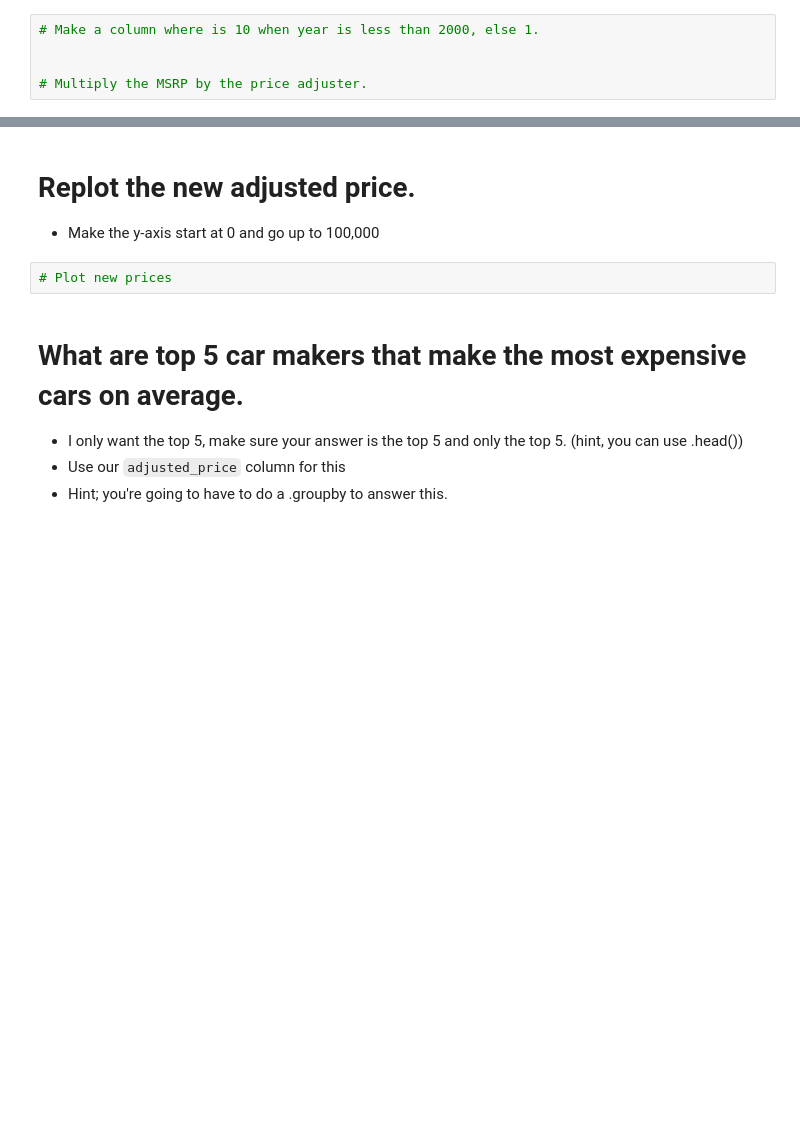
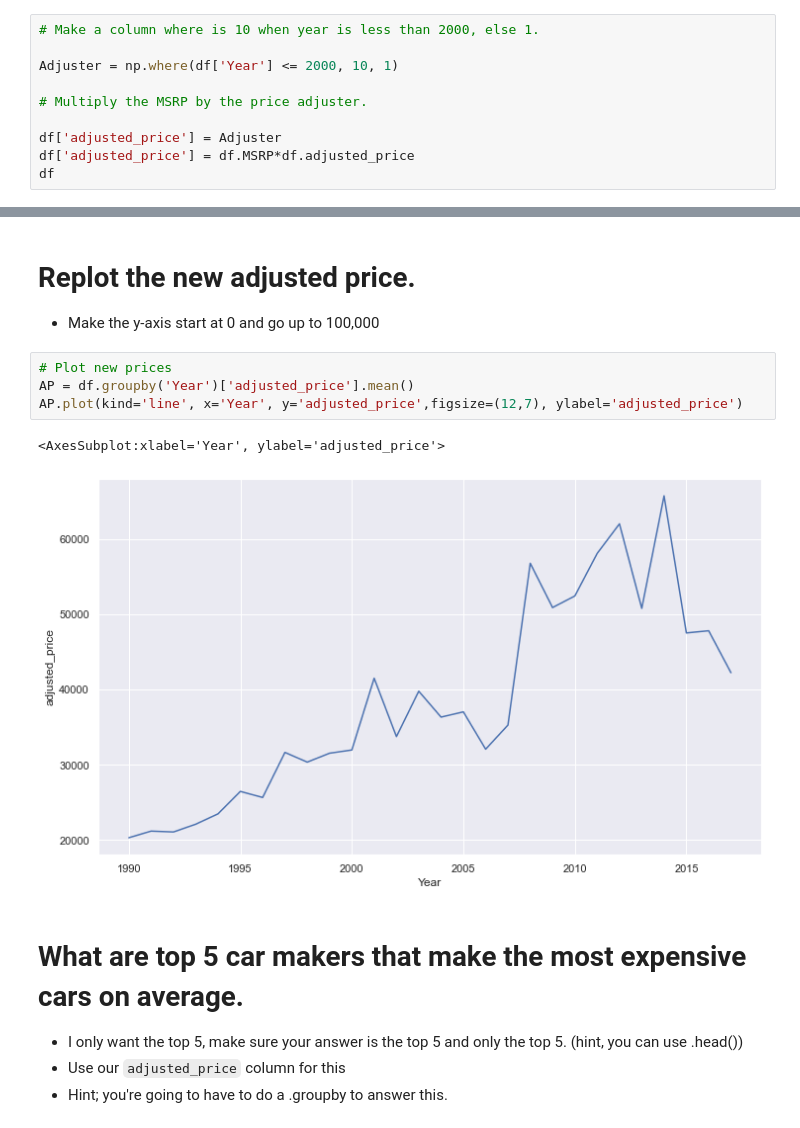
Before and after one commit to bryanpramana/2021-fall-data-science, a Jupyter notebook: Week-02-EDA/Exercise-EDA.ipynb, the cells around one changed output, grey strips where cells are left out. Drawn from its saved outputs; the diff is of its cells as text; blank space fills up the shorter version.

```diff
--- a/Week-02-EDA/Exercise-EDA.ipynb
+++ b/Week-02-EDA/Exercise-EDA.ipynb
@@ -170,5 +176,10 @@ Make a new column that is called `adjusted_price`, that contains all prices, how
 # %%
 # Make a column where is 10 when year is less than 2000, else 1.
 
+Adjuster = np.where(df['Year'] <= 2000, 10, 1)
 
 # Multiply the MSRP by the price adjuster.
+
+df['adjusted_price'] = Adjuster
+df['adjusted_price'] = df.MSRP*df.adjusted_price
+df
@@ -175,8 +200,13 @@ Make a new column that is called `adjusted_price`, that contains all prices, how
 # %% [markdown]
 # Replot the new adjusted price.
 * Make the y-axis start at 0 and go up to 100,000
-# %%
-# Plot new prices
+# %%
+# Plot new prices
+AP = df.groupby('Year')['adjusted_price'].mean()
+AP.plot(kind='line', x='Year', y='adjusted_price',figsize=(12,7), ylabel='adjusted_price')
+# %% [output]
+<AxesSubplot:xlabel='Year', ylabel='adjusted_price'>
+[figure, added]
 # %% [markdown]
 # What are top 5 car makers that make the most expensive cars on average.
 * I only want the top 5, make sure your answer is the top 5 and only the top 5. (hint, you can use .head())
```
Also changed, not shown: parts of 3 cells of this notebook.
